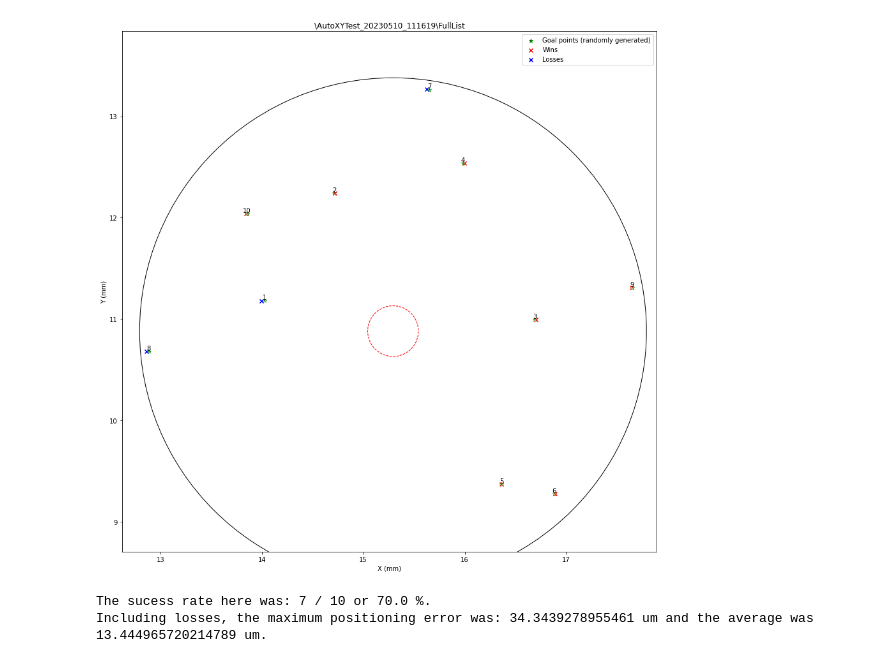
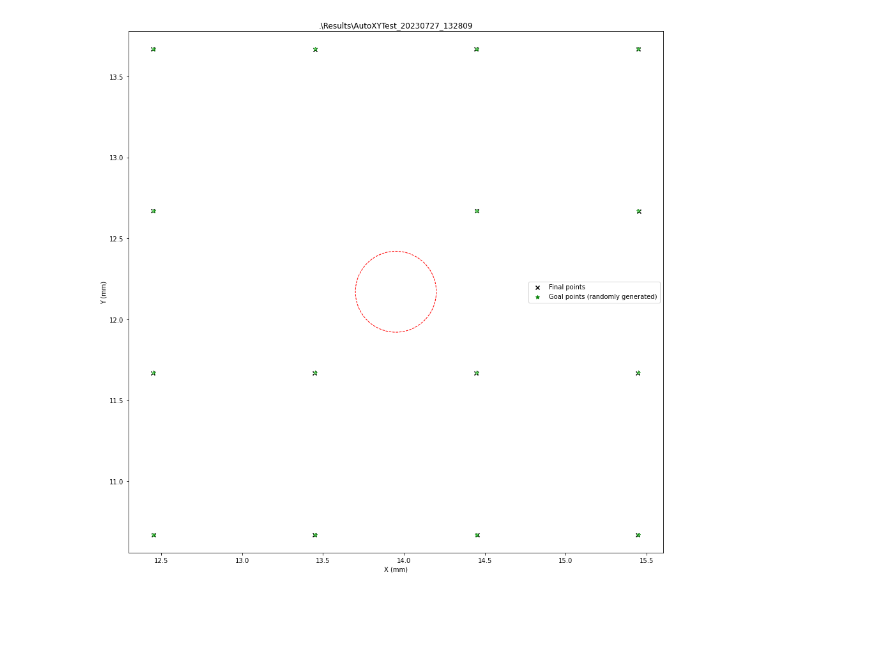
Before and after one commit to rsebok/PiezoProject_UMich, a Jupyter notebook: PlotXYTestWinCond.ipynb, the cells around one changed output. Drawn from its saved outputs; the diff is of its cells as text; code cells hidden in the pictures; blank space fills up the shorter version.

```diff
--- a/PlotXYTestWinCond.ipynb
+++ b/PlotXYTestWinCond.ipynb
@@ -127,52 +169,34 @@ plt.show()
 # %%
 # Plot
 steps = list(range(1,len(moves['X (mm)']) +1))
 #print(steps)
 figure = plt.figure(figsize=(15, 15))
 ax = figure.add_subplot(111)
-#plt.scatter(moves['X (mm)'], moves['Y (mm)'],color='blue',label="Moves")
-plt.scatter(destx, desty,c='green',label="Goal points (randomly generated)",marker = '*')
-plt.scatter(wins['X (mm)'], wins['Y (mm)'],c='red',label="Wins",marker = 'x')
+plt.scatter(finals['X (mm)'], finals['Y (mm)'],c='k',label="Final points",marker = 'x')
+plt.scatter(dest['X (mm)'], dest['Y (mm)'],c='green',label="Goal points (randomly generated)",marker = '*')
+#plt.scatter(moves['X (mm)'], moves['Y (mm)'],label="Moves",marker='o',c=steps,cmap ='gnuplot')
 
-steps = list(range(1,len(destx) +1))
-
-for (xi, yi, i) in zip(destx, desty,steps):
-    plt.text(xi, yi, i, va='bottom', ha='center')
-
-try:
-    plt.scatter(losses['X (mm)'], losses['Y (mm)'],c='blue',label="Losses",marker = 'x')
-except:
-    print("No losses :)")
-finally:
-    circle_x = cc.circle['circle_x']
-    circle_y = cc.circle['circle_y']
-    circle_r = cc.circle['circle_r']
-    circle1 = plt.Circle( (circle_x, circle_y ), circle_r , fill = False )
-    circle2 = plt.Circle( (circle_x, circle_y ), 0.25 , fill = False, color = 'r', linestyle = '--')
-    ax.add_artist( circle1 )
-    ax.add_artist( circle2 )
+circle_x = cc.circle['circle_x']
+circle_y = cc.circle['circle_y']
+circle_r = cc.circle['circle_r']
+circle1 = plt.Circle( (circle_x, circle_y ), circle_r , fill = False )
+circle2 = plt.Circle( (circle_x, circle_y ), 0.25 , fill = False, color = 'r', linestyle = '--')
+ax.add_artist( circle1 )
+ax.add_artist( circle2 )
 
 
-    for i in range(len(destx)):
-        circle = plt.Circle( (destx[i] , desty[i]), 0.01 , fill = False, color = 'lightgreen', linestyle = '-')
-        ax.add_artist( circle )
+for i in range(len(dest['Y (mm)'])):
+    circle = plt.Circle( (dest['X (mm)'][i] , dest['Y (mm)'][i]), 0.005 , fill = False, color = 'lightgreen', linestyle = '-')
+    ax.add_artist( circle )
 
-
-    plt.title(name)
-    plt.axis('equal')
-    plt.xlim()
-    plt.ylim()
-    plt.xlabel('X (mm)')
-    plt.ylabel('Y (mm)')
-    plt.legend(loc='best')
-    plt.savefig(folder + '\CoordsOnly')
-    plt.show()
+plt.title(folder)
+plt.axis('equal')
+#ax.set_xlim(12,12.4)
+#ax.set_ylim(9.4,9.8)
+plt.xlabel('X (mm)')
+plt.ylabel('Y (mm)')
+plt.legend(loc='best')
+plt.savefig(folder + '\CoordsOnly')
+plt.show()
 # %% [output]
-[figure, old version]
+[figure, new version]
-# %%
-#print(errs)
-print("The sucess rate here was:",len(wins),"/",len(destx),"or",100*float(len(wins)/len(destx)),"%.")
-print("Including losses, the maximum positioning error was:", float(errs.max(0))*1000,"um and the average was",float(errs.mean(0))*1000,"um.")
-# %% [output]
-The sucess rate here was: 7 / 10 or 70.0 %.
-Including losses, the maximum positioning error was: 34.3439278955461 um and the average was 13.444965720214789 um.
```
Also changed, not shown: parts of 17 cells of this notebook, 12 other files.
